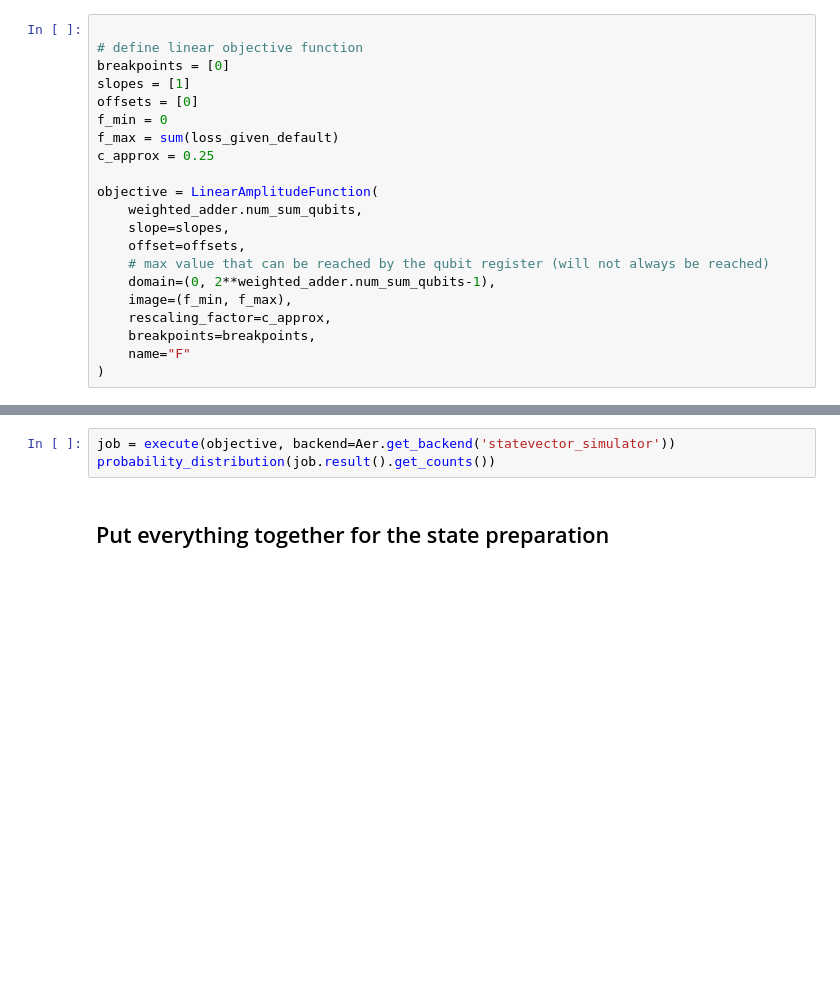
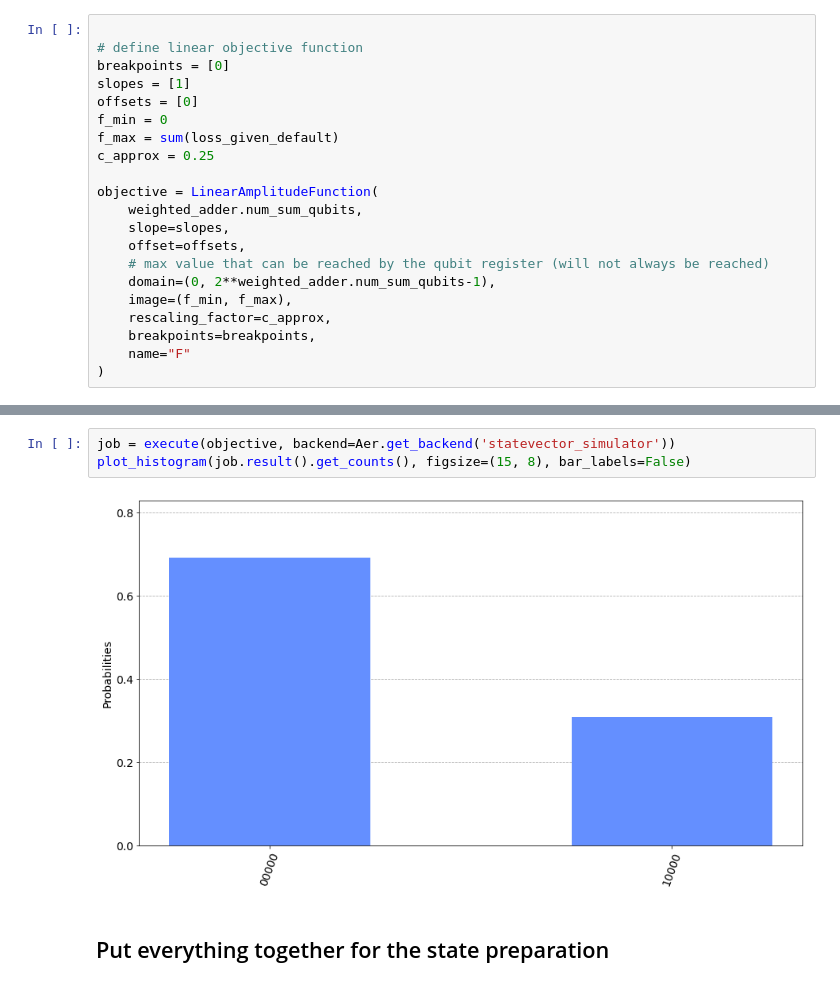
Before and after one commit to sergiogh/upc_credit_risk, a Jupyter notebook: final_project_credit_risk.ipynb, the cells around one changed output, grey strips where cells are left out. Cells and saved outputs as stored; diff of their text form; blank space fills up the shorter version.

```diff
--- a/final_project_credit_risk.ipynb
+++ b/final_project_credit_risk.ipynb
@@ -616,6 +629,8 @@ objective.decompose().draw('mpl')
 # %%
 job = execute(objective, backend=Aer.get_backend('statevector_simulator'))
-probability_distribution(job.result().get_counts())
+plot_histogram(job.result().get_counts(), figsize=(15, 8), bar_labels=False)
+# %% [output]
+[figure, added]
 # %% [markdown]
 ## Put everything together for the state preparation
 # %%
```
Also changed, not shown: parts of 30 cells of this notebook, 2 other files.
